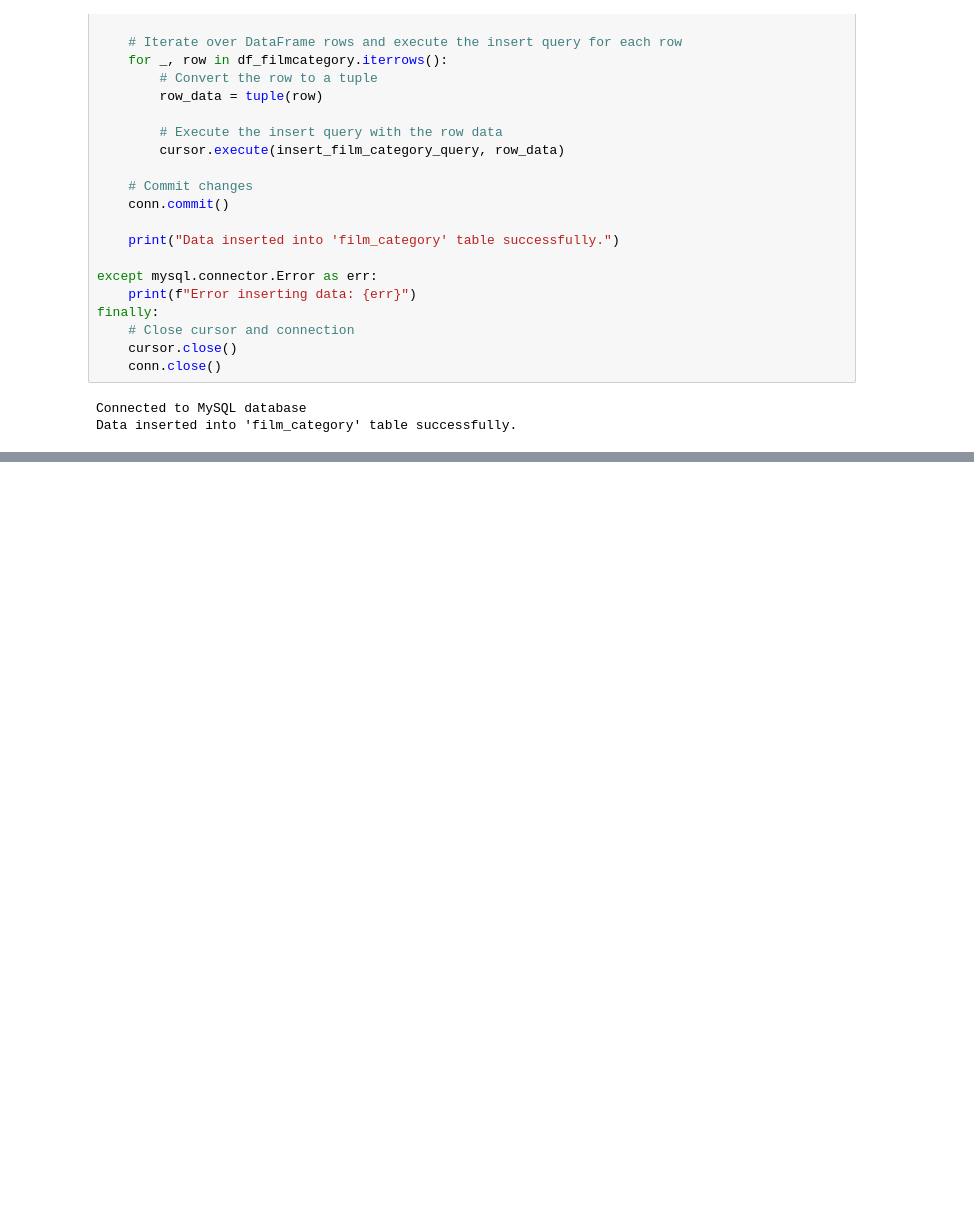
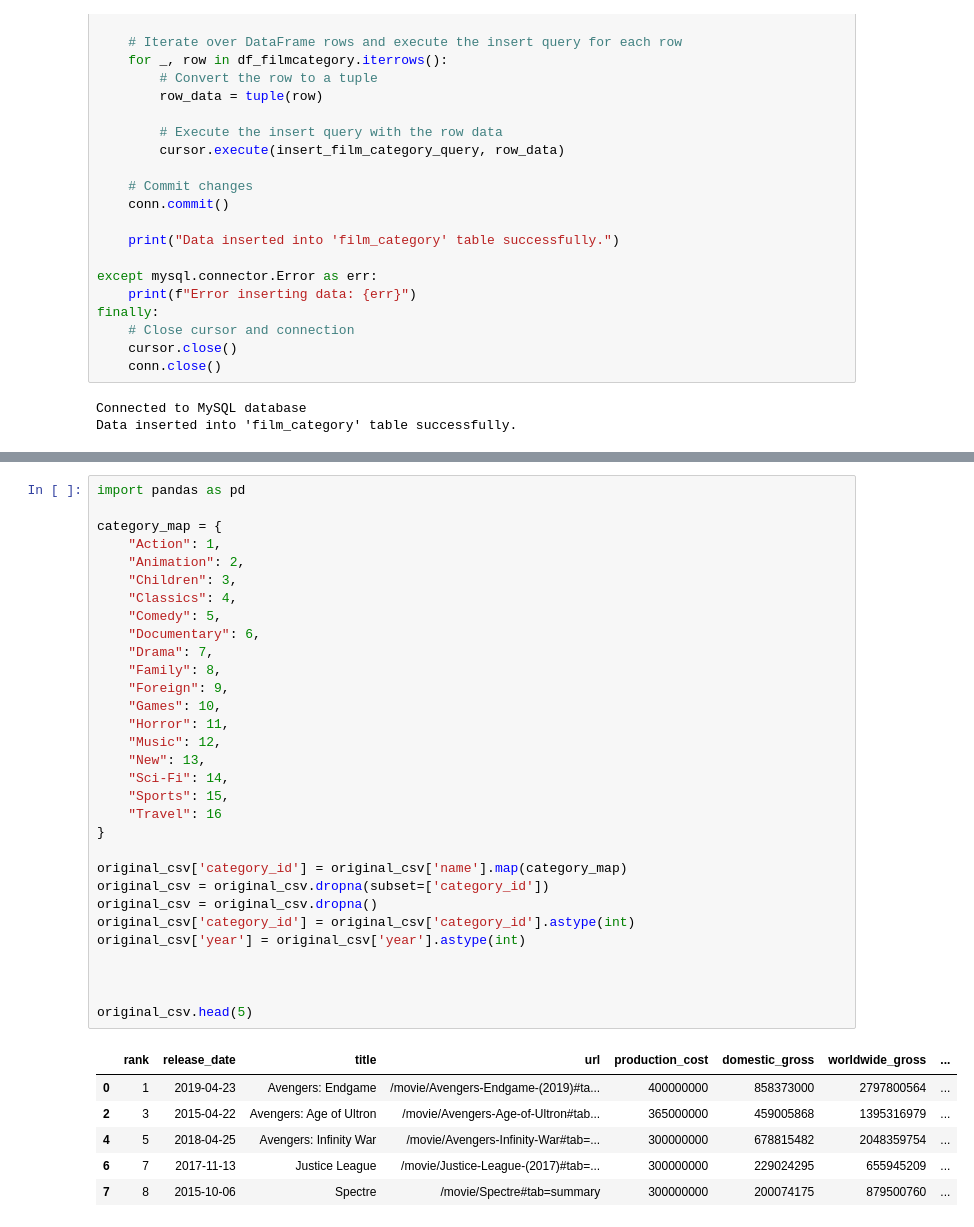
Before and after one commit to aniishap/ds2002, a Jupyter notebook: Data_Project_1.ipynb, the cells around one changed output, grey strips where cells are left out. Drawn from its saved outputs; the diff is of its cells as text; blank space fills up the shorter version.

```diff
--- a/Data_Project_1.ipynb
+++ b/Data_Project_1.ipynb
@@ -639,0 +692,38 @@ Data inserted into 'film_category' table successfully.
+# %%
+import pandas as pd
+
+category_map = {
+    "Action": 1,
+    "Animation": 2,
+    "Children": 3,
+    "Classics": 4,
+    "Comedy": 5,
+    "Documentary": 6,
+    "Drama": 7,
+    "Family": 8,
+    "Foreign": 9,
+    "Games": 10,
+    "Horror": 11,
+    "Music": 12,
+    "New": 13,
+    "Sci-Fi": 14,
+    "Sports": 15,
+    "Travel": 16
+}
+
+original_csv['category_id'] = original_csv['name'].map(category_map)
+original_csv = original_csv.dropna(subset=['category_id'])
+original_csv = original_csv.dropna()
+original_csv['category_id'] = original_csv['category_id'].astype(int)
+original_csv['year'] = original_csv['year'].astype(int)
+
+
+
+original_csv.head(5)
+# %% [output]
+|  | rank | release_date | title | url | production_cost | domestic_gross | worldwide_gross | ... |
+| 0 | 1 | 2019-04-23 | Avengers: Endgame | /movie/Avengers-Endgame-(2019)#ta... | 400000000 | 858373000 | 2797800564 | ... |
+| 2 | 3 | 2015-04-22 | Avengers: Age of Ultron | /movie/Avengers-Age-of-Ultron#tab... | 365000000 | 459005868 | 1395316979 | ... |
+| 4 | 5 | 2018-04-25 | Avengers: Infinity War | /movie/Avengers-Infinity-War#tab=... | 300000000 | 678815482 | 2048359754 | ... |
+| 6 | 7 | 2017-11-13 | Justice League | /movie/Justice-League-(2017)#tab=... | 300000000 | 229024295 | 655945209 | ... |
+| 7 | 8 | 2015-10-06 | Spectre | /movie/Spectre#tab=summary | 300000000 | 200074175 | 879500760 | ... |
```
Also changed, not shown: parts of 8 cells of this notebook.
